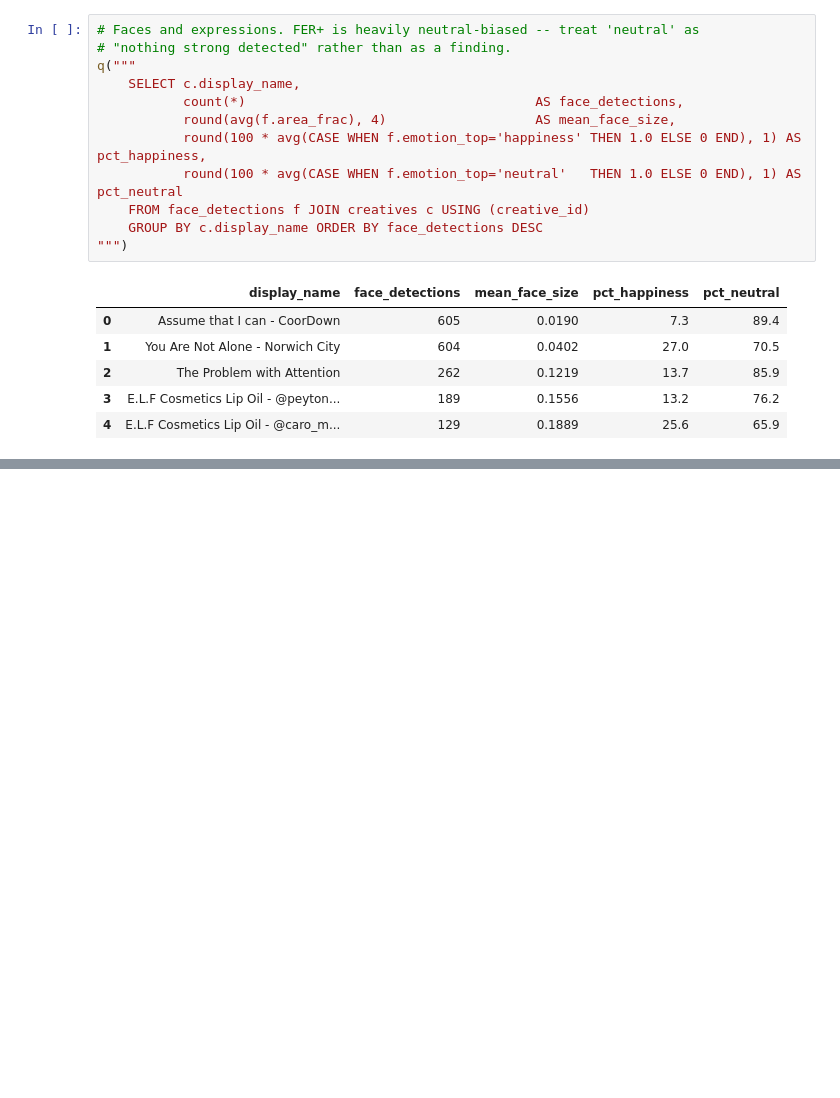
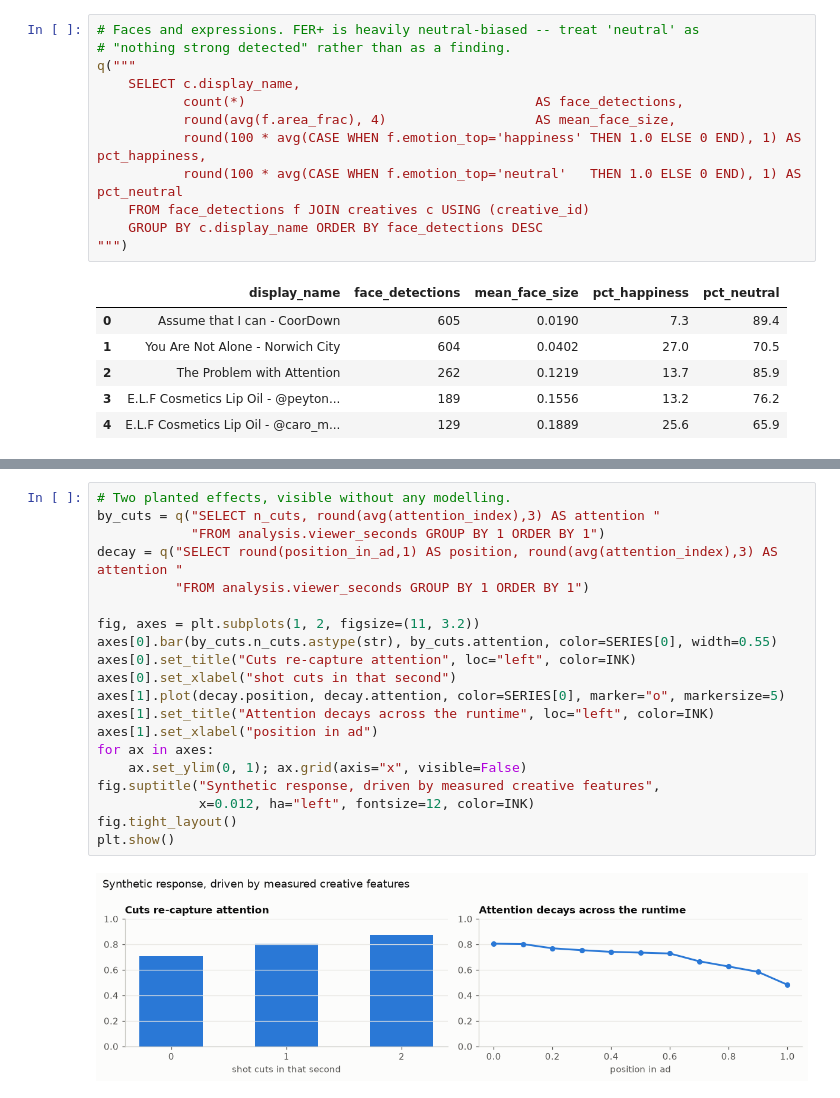
Before and after one commit to felixnego/cloud_employee_project, a Jupyter notebook: notebooks/01_creative_data_overview.ipynb, the cells around one changed output, grey strips where cells are left out. Drawn from its saved outputs; the diff is of its cells as text; blank space fills up the shorter version.

```diff
--- a/notebooks/01_creative_data_overview.ipynb
+++ b/notebooks/01_creative_data_overview.ipynb
@@ -409,0 +410,22 @@ query, answerable by someone who has never opened the videos.
+# %%
+# Two planted effects, visible without any modelling.
+by_cuts = q("SELECT n_cuts, round(avg(attention_index),3) AS attention "
+            "FROM analysis.viewer_seconds GROUP BY 1 ORDER BY 1")
+decay = q("SELECT round(position_in_ad,1) AS position, round(avg(attention_index),3) AS attention "
+          "FROM analysis.viewer_seconds GROUP BY 1 ORDER BY 1")
+
+fig, axes = plt.subplots(1, 2, figsize=(11, 3.2))
+axes[0].bar(by_cuts.n_cuts.astype(str), by_cuts.attention, color=SERIES[0], width=0.55)
+axes[0].set_title("Cuts re-capture attention", loc="left", color=INK)
+axes[0].set_xlabel("shot cuts in that second")
+axes[1].plot(decay.position, decay.attention, color=SERIES[0], marker="o", markersize=5)
+axes[1].set_title("Attention decays across the runtime", loc="left", color=INK)
+axes[1].set_xlabel("position in ad")
+for ax in axes:
+    ax.set_ylim(0, 1); ax.grid(axis="x", visible=False)
+fig.suptitle("Synthetic response, driven by measured creative features",
+             x=0.012, ha="left", fontsize=12, color=INK)
+fig.tight_layout()
+plt.show()
+# %% [output]
+[figure, added]
```
Also changed, not shown: parts of 8 cells of this notebook, 28 other files.
